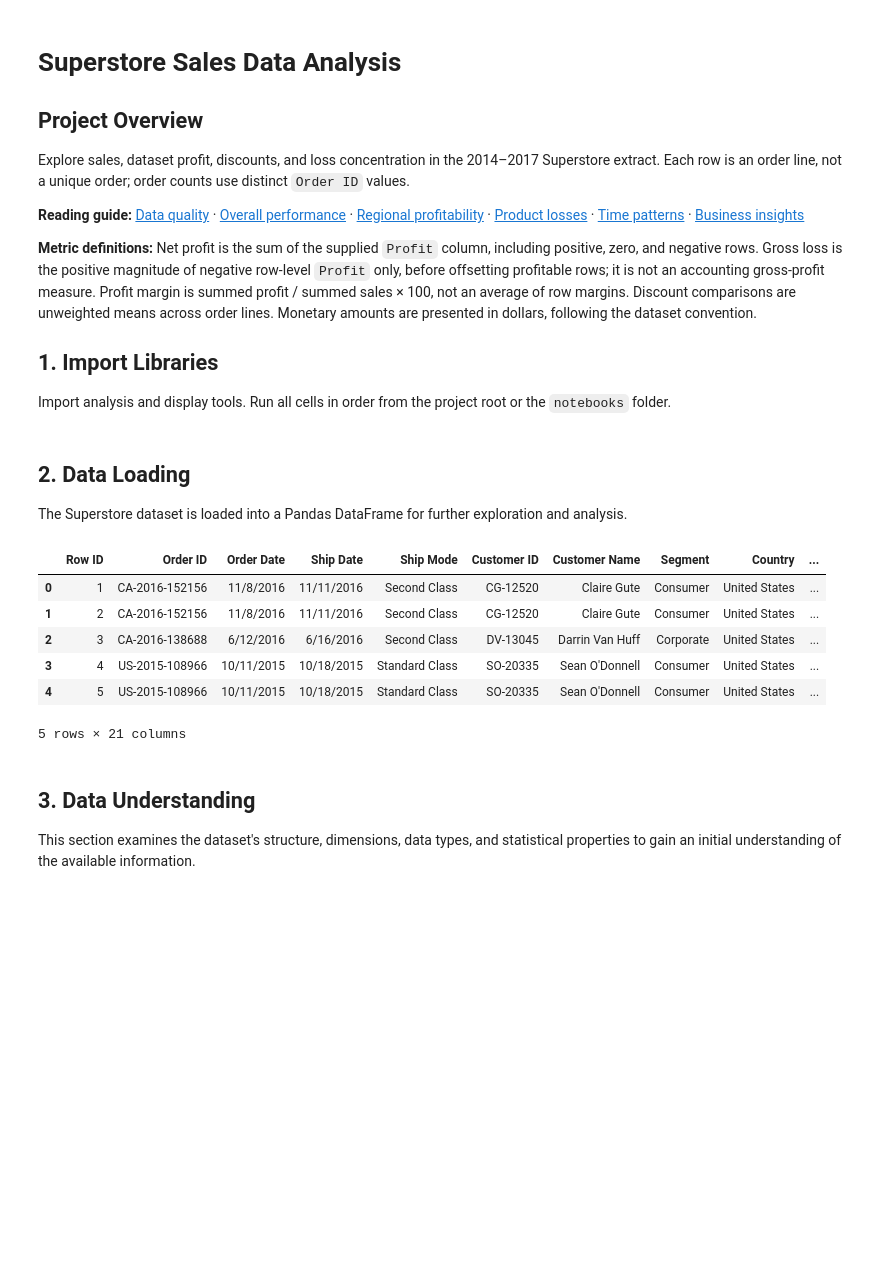
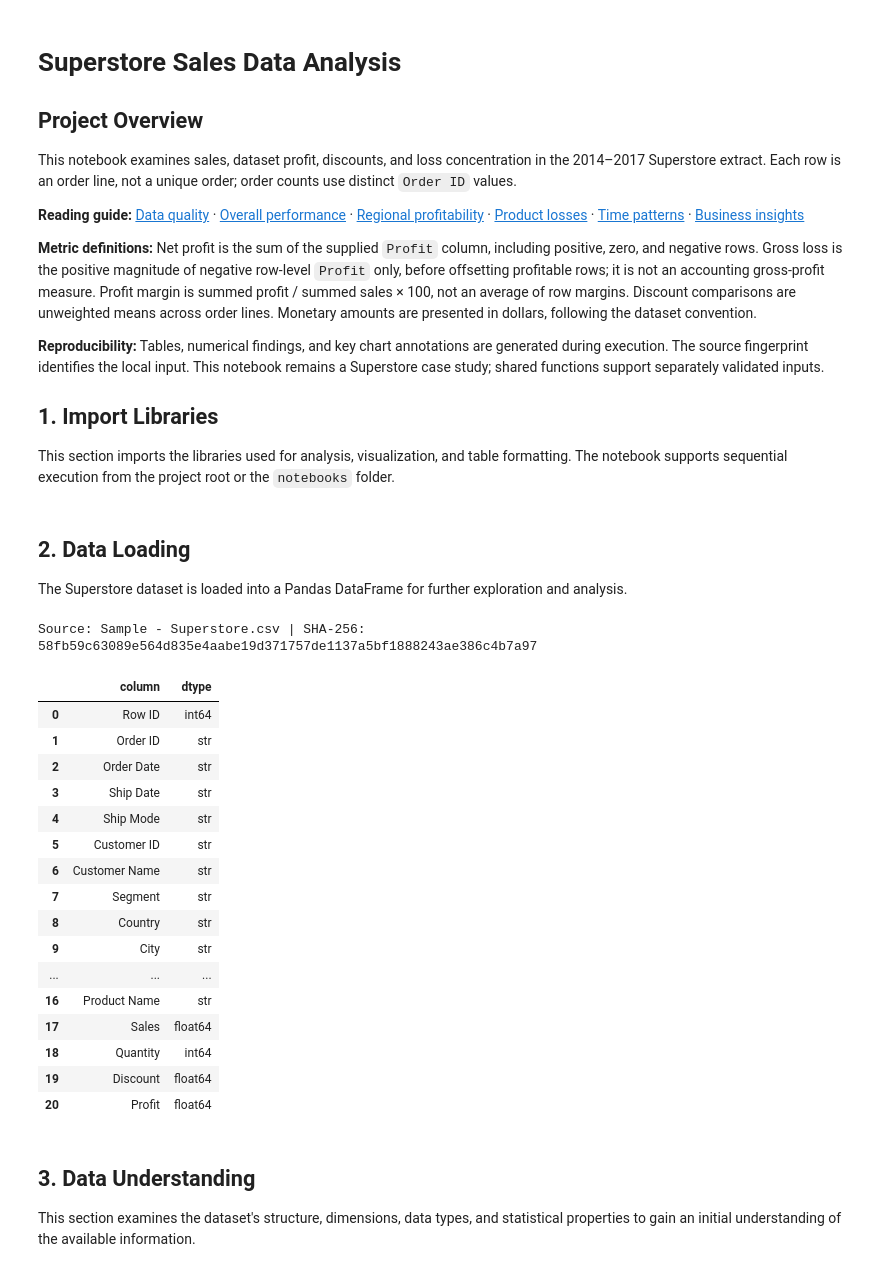
Before and after one commit to yasin-demir/ai-sales-analyst, a Jupyter notebook: notebooks/01_sales_eda.ipynb, the cells around one changed output. Cells and saved outputs as stored; diff of their text form; code cells hidden in the pictures; blank space fills up the shorter version.

Commit message:
feat: validate sales analysis and reproducible EDA

```diff
--- a/notebooks/01_sales_eda.ipynb
+++ b/notebooks/01_sales_eda.ipynb
@@ -2,14 +2,16 @@
 # Superstore Sales Data Analysis
 
 ## Project Overview
-Explore sales, dataset profit, discounts, and loss concentration in the 2014–2017 Superstore extract. Each row is an order line, not a unique order; order counts use distinct `Order ID` values.
+This notebook examines sales, dataset profit, discounts, and loss concentration in the 2014–2017 Superstore extract. Each row is an order line, not a unique order; order counts use distinct `Order ID` values.
 
 **Reading guide:** [Data quality](#data-quality) · [Overall performance](#overall-performance) · [Regional profitability](#regional-profitability) · [Product losses](#product-losses) · [Time patterns](#time-patterns) · [Business insights](#business-insights)
 
 **Metric definitions:** Net profit is the sum of the supplied `Profit` column, including positive, zero, and negative rows. Gross loss is the positive magnitude of negative row-level `Profit` only, before offsetting profitable rows; it is not an accounting gross-profit measure. Profit margin is summed profit / summed sales × 100, not an average of row margins. Discount comparisons are unweighted means across order lines. Monetary amounts are presented in dollars, following the dataset convention.
 
+**Reproducibility:** Tables, numerical findings, and key chart annotations are generated during execution. The source fingerprint identifies the local input. This notebook remains a Superstore case study; shared functions support separately validated inputs.
+
 ## 1. Import Libraries
-Import analysis and display tools. Run all cells in order from the project root or the `notebooks` folder.
+This section imports the libraries used for analysis, visualization, and table formatting. The notebook supports sequential execution from the project root or the `notebooks` folder.
 # %%
 import calendar
 import pandas as pd
@@ -42,32 +58,44 @@ def show_table(table, caption):
 The Superstore dataset is loaded into a Pandas DataFrame for further exploration and analysis.
 # %%
 from pathlib import Path
+import sys
+import hashlib
 
-# Support launching Jupyter from the project root or the notebooks directory.
 root = Path.cwd()
-if not (root / "data").is_dir():
+if not (root / 'src').is_dir():
     root = root.parent
-csv_path = root / "data" / "Sample - Superstore.csv"
-if not csv_path.is_file():
-    raise FileNotFoundError(f"Place the Superstore CSV file here: {csv_path}")
+if str(root) not in sys.path:
+    sys.path.insert(0, str(root))
+from src.data import read_sales_csv, validate_sales
+from src.analysis import (overall_metrics, segment_performance, discount_profile,
+    product_gross_losses, loss_concentration, category_region_losses, time_performance,
+    calendar_month_performance, loss_pool_overlap, loss_pool_products, margin_bridge, PRODUCT_KEYS)
 
-try:
-    df = pd.read_csv(csv_path, encoding="utf-8-sig")
-except UnicodeDecodeError:
-    try:
-        df = pd.read_csv(csv_path, encoding="cp1252")
-    except UnicodeDecodeError:
-        df = pd.read_csv(csv_path, encoding="latin1")
-
-df.head()
+csv_path = root / 'data' / 'Sample - Superstore.csv'
+df = read_sales_csv(csv_path)
+source_sha256 = hashlib.sha256(csv_path.read_bytes()).hexdigest()
+print(f'Source: {csv_path.name} | SHA-256: {source_sha256}')
+# Publish schema metadata instead of raw customer/order records.
+display(pd.DataFrame({'column': df.columns, 'dtype': [str(df[column].dtype) for column in df.columns]}))
 # %% [output]
+Source: Sample - Superstore.csv | SHA-256: 58fb59c63089e564d835e4aabe19d371757de1137a5bf1888243ae386c4b7a97
-|  | Row ID | Order ID | Order Date | Ship Date | Ship Mode | Customer ID | Customer Name | Segment | Country | ... |
-| 0 | 1 | CA-2016-152156 | 11/8/2016 | 11/11/2016 | Second Class | CG-12520 | Claire Gute | Consumer | United States | ... |
-| 1 | 2 | CA-2016-152156 | 11/8/2016 | 11/11/2016 | Second Class | CG-12520 | Claire Gute | Consumer | United States | ... |
-| 2 | 3 | CA-2016-138688 | 6/12/2016 | 6/16/2016 | Second Class | DV-13045 | Darrin Van Huff | Corporate | United States | ... |
-| 3 | 4 | US-2015-108966 | 10/11/2015 | 10/18/2015 | Standard Class | SO-20335 | Sean O'Donnell | Consumer | United States | ... |
-| 4 | 5 | US-2015-108966 | 10/11/2015 | 10/18/2015 | Standard Class | SO-20335 | Sean O'Donnell | Consumer | United States | ... |
+|  | column | dtype |
+| 0 | Row ID | int64 |
+| 1 | Order ID | str |
+| 2 | Order Date | str |
+| 3 | Ship Date | str |
+| 4 | Ship Mode | str |
+| 5 | Customer ID | str |
+| 6 | Customer Name | str |
+| 7 | Segment | str |
+| 8 | Country | str |
+| 9 | City | str |
+| ... | ... | ... |
+| 16 | Product Name | str |
+| 17 | Sales | float64 |
+| 18 | Quantity | int64 |
+| 19 | Discount | float64 |
+| 20 | Profit | float64 |
-5 rows × 21 columns
 # %% [markdown]
 ## 3. Data Understanding
 
```
Also changed, not shown: parts of 98 cells of this notebook, 10 other files.
